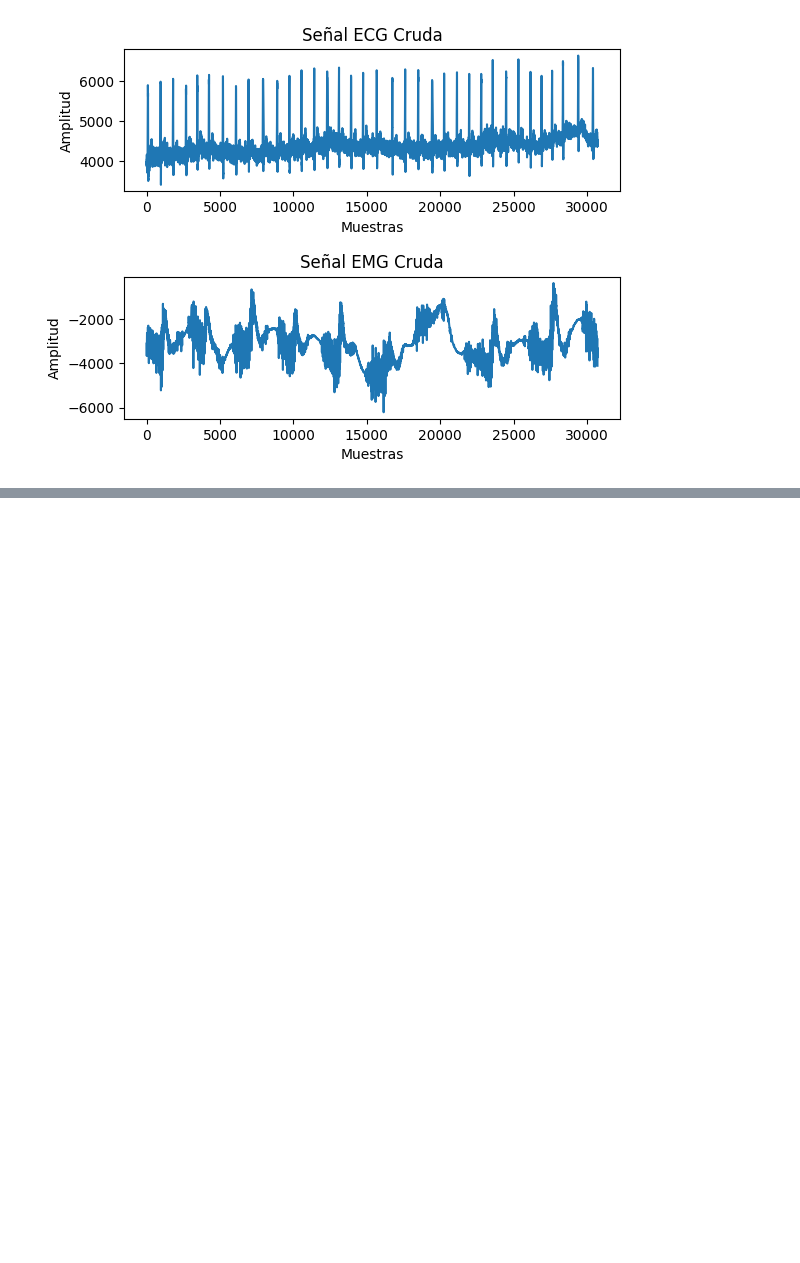
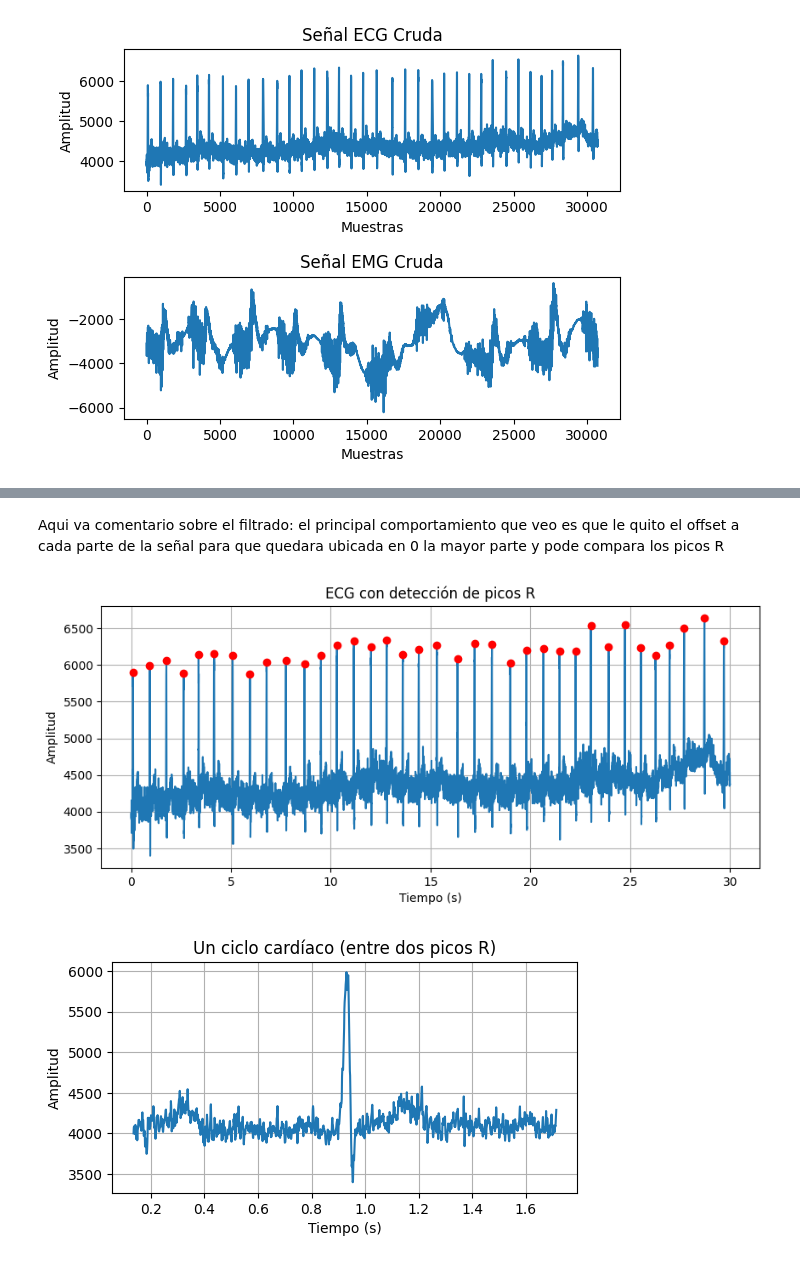
Before and after one commit to dinamus922/Biosenales, a Jupyter notebook: Practica3/Principal/Punto1.ipynb, the cells around one changed output, grey strips where cells are left out. Drawn from its saved outputs; the diff is of its cells as text; code cells hidden in the pictures; blank space fills up the shorter version.

```diff
--- a/Practica3/Principal/Punto1.ipynb
+++ b/Practica3/Principal/Punto1.ipynb
@@ -85,0 +135,32 @@ RMS de la señal ECG: 3156.0533120007753
+# %% [markdown]
+Aqui va comentario sobre el filtrado: el principal comportamiento que veo es que le quito el offset a cada parte de la señal para que quedara ubicada en 0 la mayor parte y pode compara los picos R
+# %%
+# Detectar picos R
+peaks, _ = find_peaks(senalECGraw, distance=freq*0.6, height=0.5)  # Ajusta height y distance
+
+# Tomar un ciclo entre dos picos R
+r1 = peaks[0]
+r2 = peaks[2]
+ciclor = senalECGraw[r1+50:r2-50]
+tciclor = t1[r1+50:r2-50]
+
+plt.figure(figsize=(10, 4))
+plt.plot(t1, senalECGraw)
+plt.plot(t1[peaks], senalECGraw[peaks], 'ro')
+plt.title('ECG con detección de picos R')
+plt.xlabel('Tiempo (s)')
+plt.ylabel('Amplitud')
+plt.grid(True)
+plt.show()
+
+# Graficar ciclo cardíaco extraído
+plt.figure(figsize=(6, 3))
+plt.plot(tciclor, ciclor)
+plt.title('Un ciclo cardíaco (entre dos picos R)')
+plt.xlabel('Tiempo (s)')
+plt.ylabel('Amplitud')
+plt.grid(True)
+plt.show()
+# %% [output]
+[figure, added]
+[figure, added]
```
Also changed, not shown: parts of 22 cells of this notebook.
